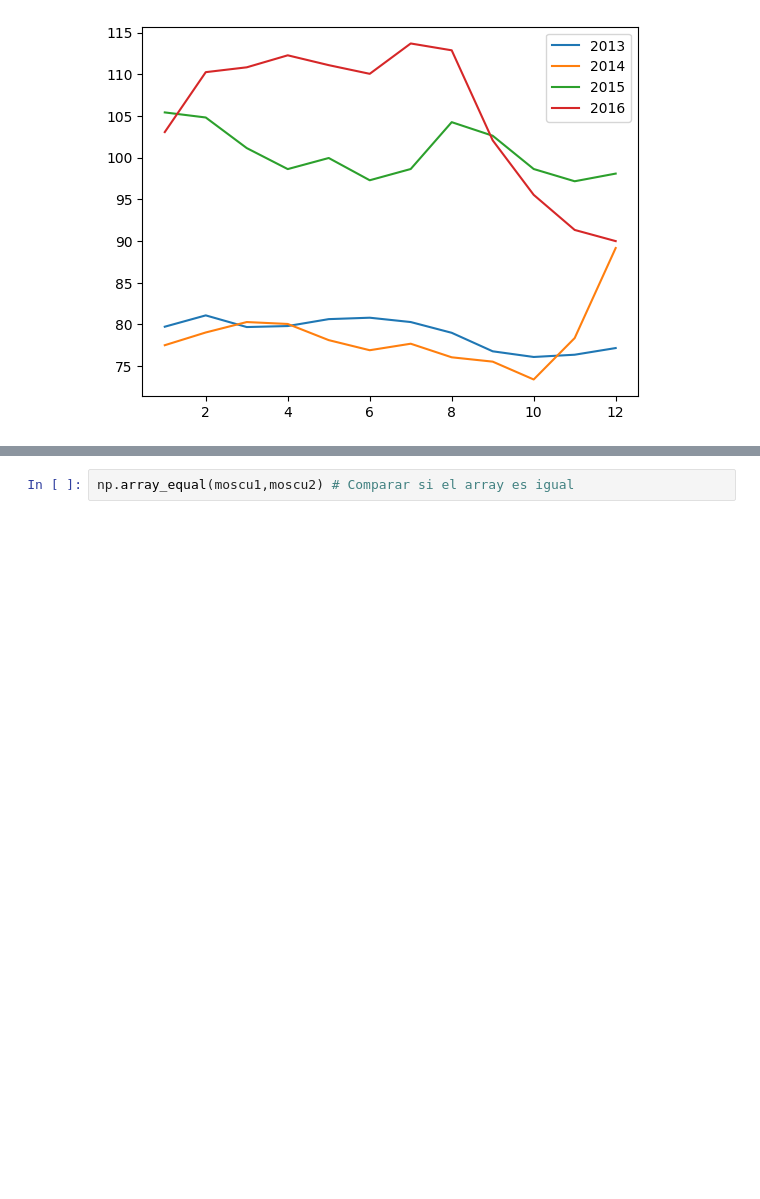
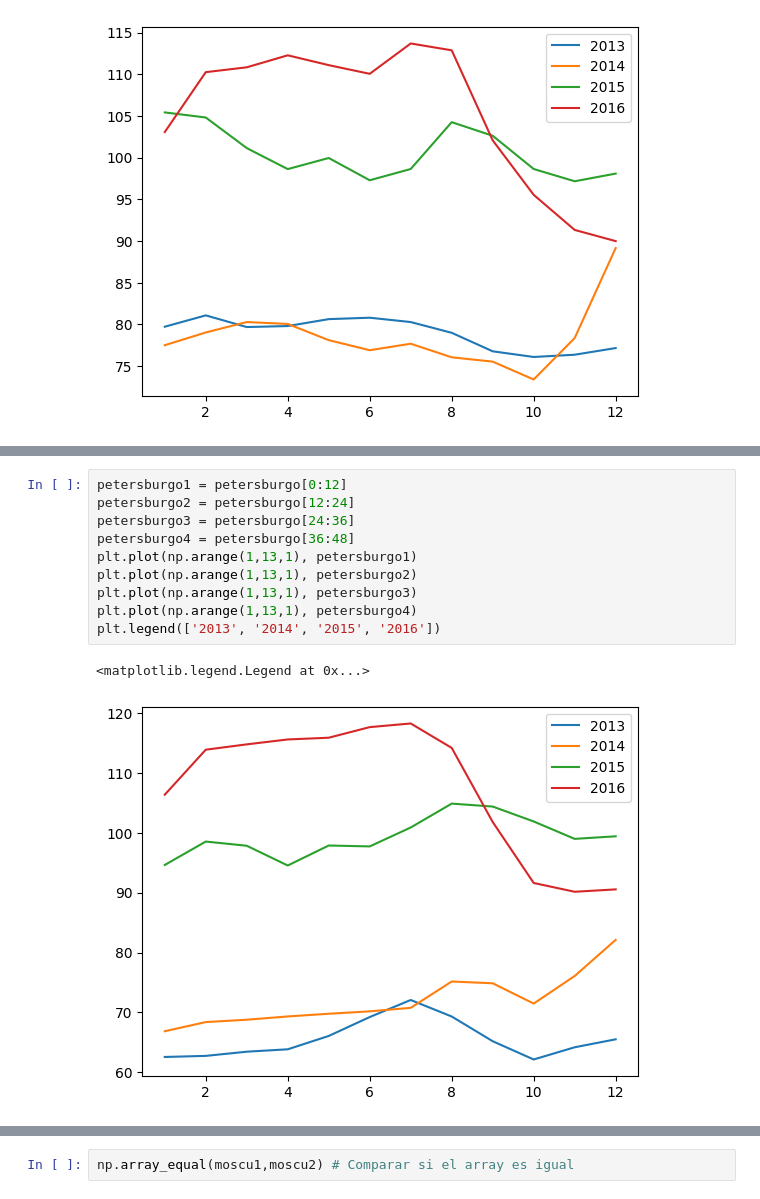
Before and after one commit to MauLazcano/manejoNumpy, a Jupyter notebook: Numpy.ipynb, the cells around one changed output, grey strips where cells are left out. Drawn from its saved outputs; the diff is of its cells as text; blank space fills up the shorter version.

```diff
--- a/Numpy.ipynb
+++ b/Numpy.ipynb
@@ -96,0 +91,13 @@ plt.legend(['2013', '2014', '2015', '2016'])
+# %%
+petersburgo1 = petersburgo[0:12]
+petersburgo2 = petersburgo[12:24]
+petersburgo3 = petersburgo[24:36]
+petersburgo4 = petersburgo[36:48]
+plt.plot(np.arange(1,13,1), petersburgo1)
+plt.plot(np.arange(1,13,1), petersburgo2)
+plt.plot(np.arange(1,13,1), petersburgo3)
+plt.plot(np.arange(1,13,1), petersburgo4)
+plt.legend(['2013', '2014', '2015', '2016'])
+# %% [output]
+<matplotlib.legend.Legend at 0x...>
+[figure, added]
```
Also changed, not shown: parts of 9 cells of this notebook.
